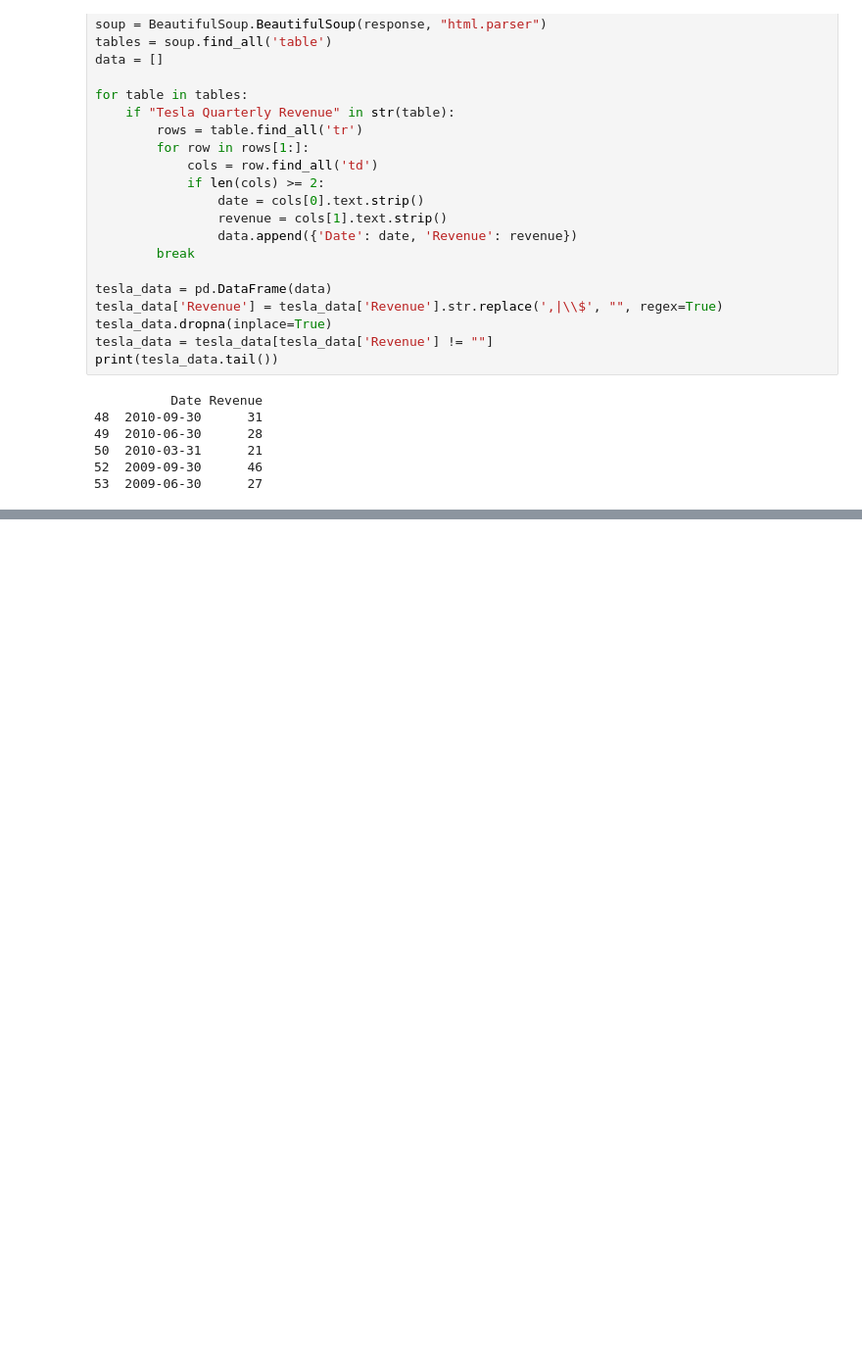
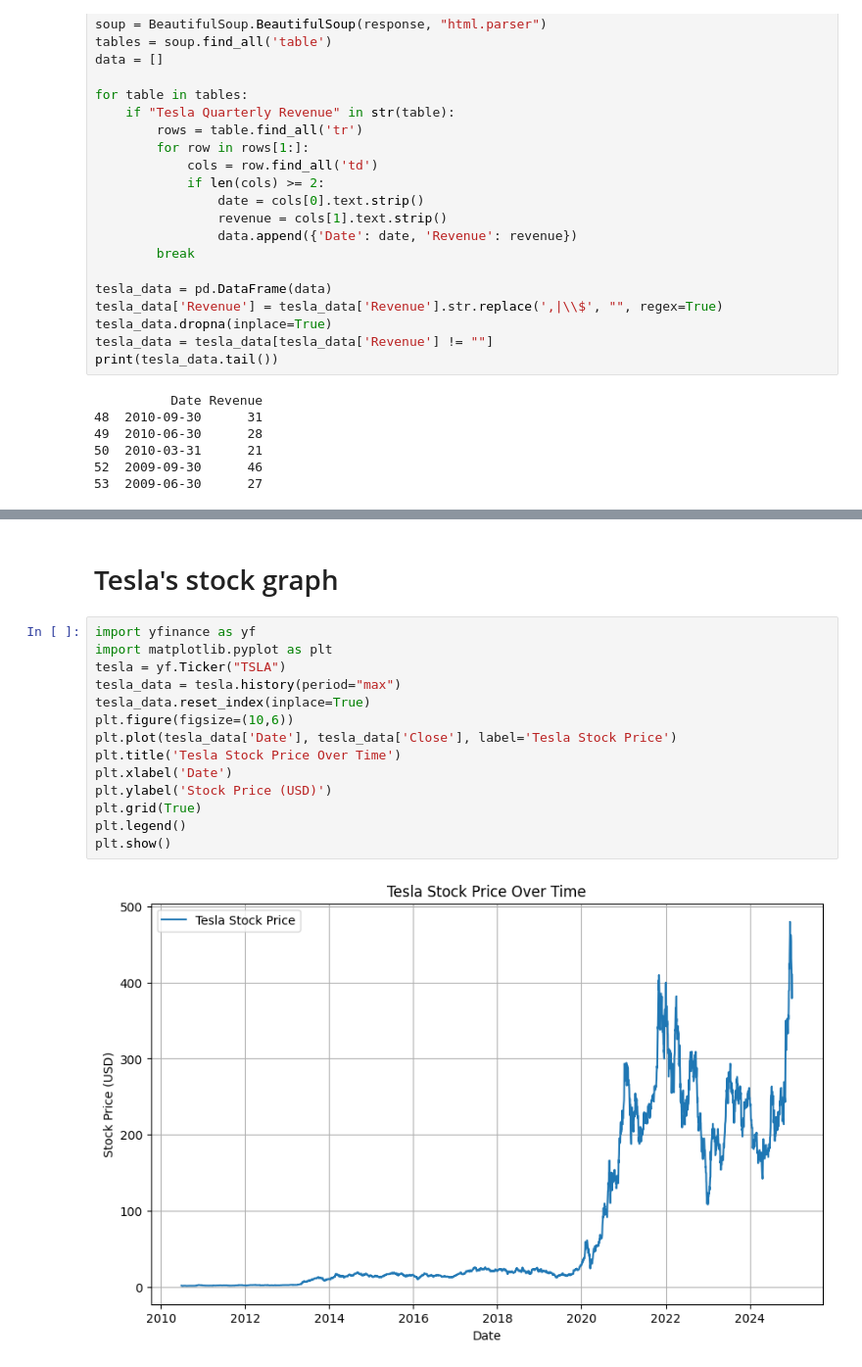
Before and after one commit to Hasan082/FinanceData, a Jupyter notebook: Tesla.ipynb, the cells around one changed output, grey strips where cells are left out. Shown at 98% size. Saved outputs shown, nothing was run; the diff lists cells and outputs as text; blank space fills up the shorter version.

```diff
--- a/Tesla.ipynb
+++ b/Tesla.ipynb
@@ -50,0 +124,18 @@ print(tesla_data.tail())
+# %% [markdown]
+# Tesla's stock graph
+# %%
+import yfinance as yf
+import matplotlib.pyplot as plt
+tesla = yf.Ticker("TSLA")
+tesla_data = tesla.history(period="max")
+tesla_data.reset_index(inplace=True)
+plt.figure(figsize=(10,6))
+plt.plot(tesla_data['Date'], tesla_data['Close'], label='Tesla Stock Price')
+plt.title('Tesla Stock Price Over Time')
+plt.xlabel('Date')
+plt.ylabel('Stock Price (USD)')
+plt.grid(True)
+plt.legend()
+plt.show()
+# %% [output]
+[figure, added]
```
Also changed, not shown: parts of 8 cells of this notebook.
